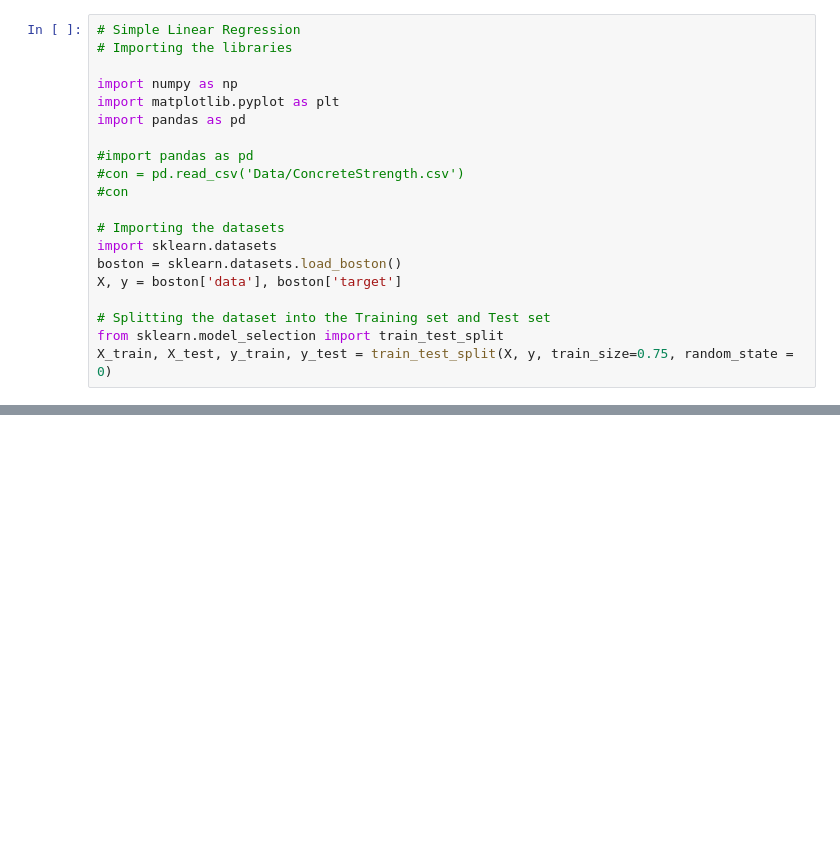
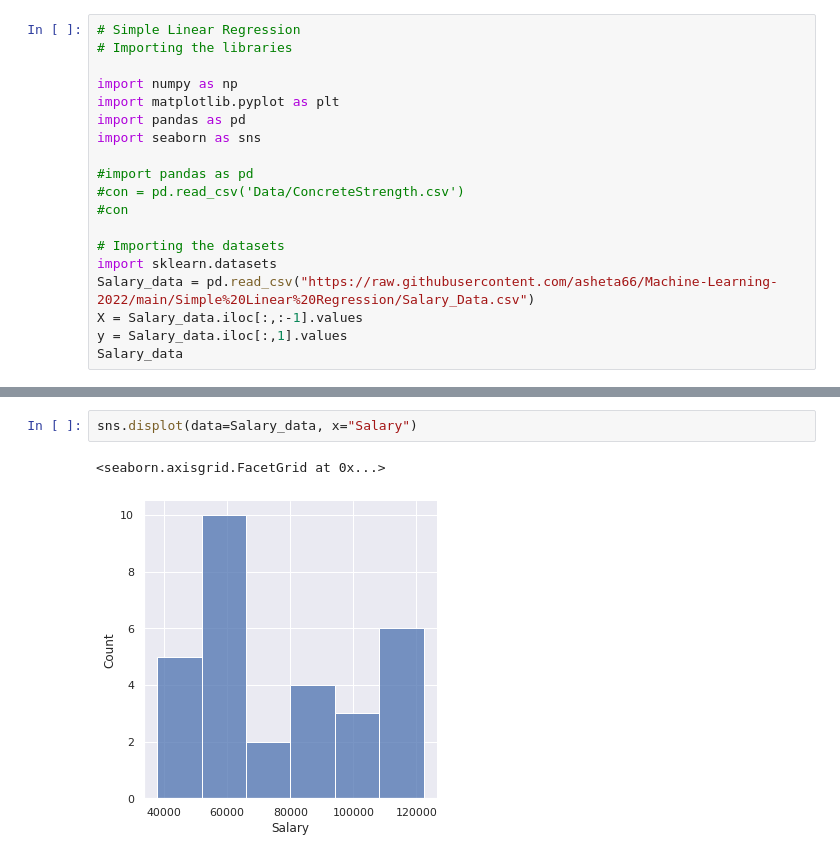
Before and after one commit to asheta66/Machine-Learning-2024, a Jupyter notebook: Simple Linear Regression/Simple_Linear_Regression_A.ipynb, the cells around one changed output, grey strips where cells are left out. Cells and saved outputs as stored; diff of their text form; blank space fills up the shorter version.

```diff
--- a/Simple Linear Regression/Simple_Linear_Regression_A.ipynb
+++ b/Simple Linear Regression/Simple_Linear_Regression_A.ipynb
@@ -7,6 +7,7 @@
 import numpy as np
 import matplotlib.pyplot as plt
 import pandas as pd
+import seaborn as sns
 
 #import pandas as pd
 #con = pd.read_csv('Data/ConcreteStrength.csv')
@@ -14,10 +15,8 @@ import pandas as pd
 
 # Importing the datasets
 import sklearn.datasets
-boston = sklearn.datasets.load_boston()
-X, y = boston['data'], boston['target']
-
-# Splitting the dataset into the Training set and Test set
-from sklearn.model_selection import train_test_split
-X_train, X_test, y_train, y_test = train_test_split(X, y, train_size=0.75, random_state = 0)
+Salary_data = pd.read_csv("https://raw.githubusercontent.com/asheta66/Machine-Learning-2022/main/Simple%20Linear%20Regression/Salary_Data.csv")
+X = Salary_data.iloc[:,:-1].values
+y = Salary_data.iloc[:,1].values
+Salary_data
 # %% [output]
@@ -103,0 +68,5 @@ memory usage: 55.5 KB
+# %%
+sns.displot(data=Salary_data, x="Salary")
+# %% [output]
+<seaborn.axisgrid.FacetGrid at 0x...>
+[figure, added]
```
Also changed, not shown: parts of 18 cells of this notebook.
